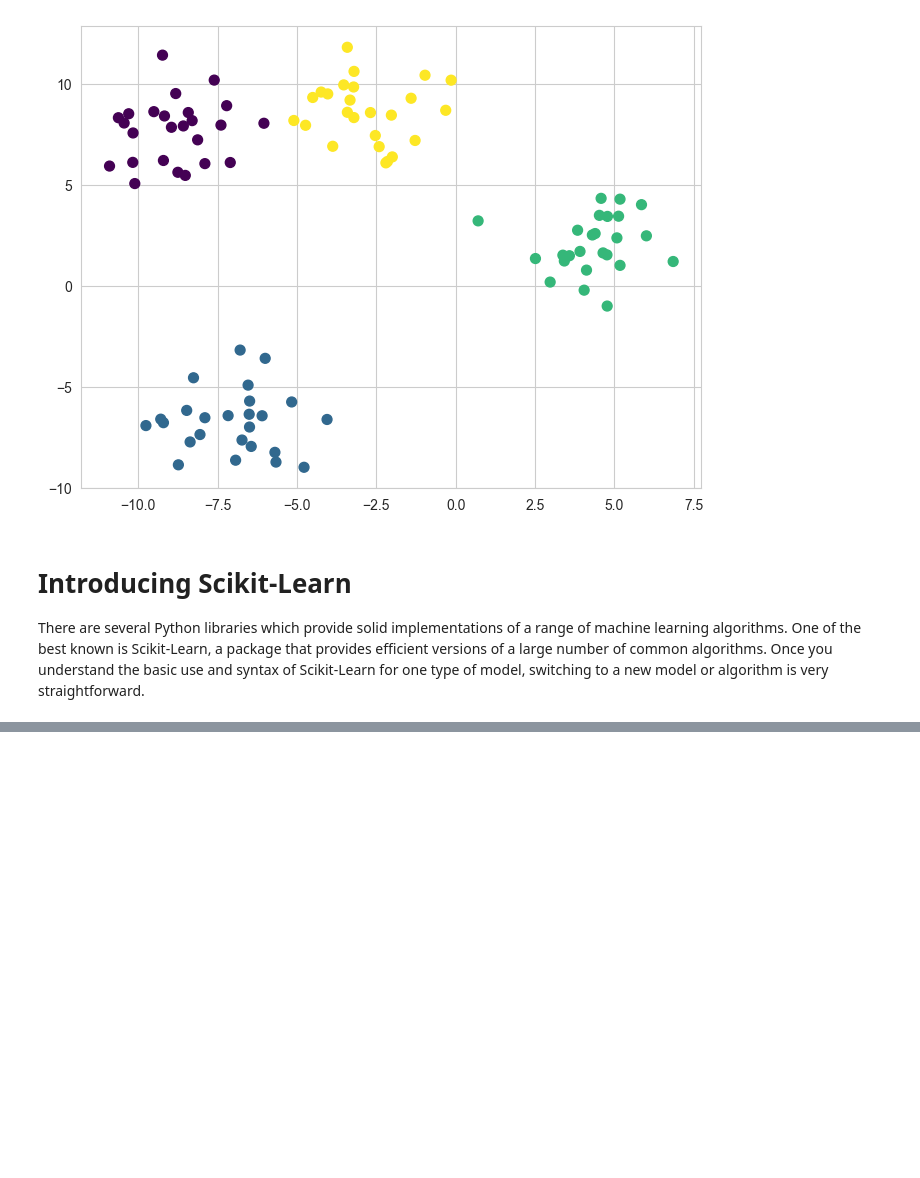
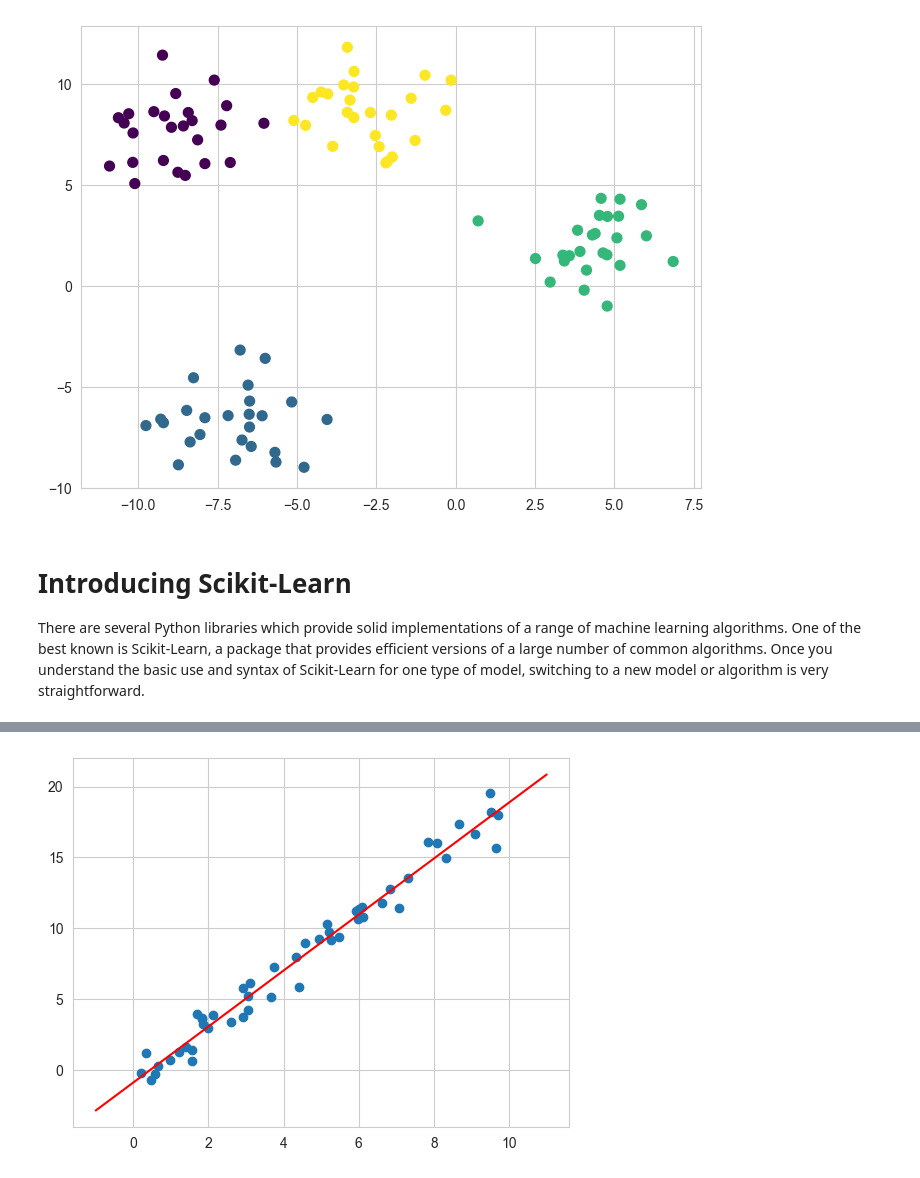
Before and after one commit to julihdez36/Machine_learning, a Jupyter notebook: Decision Trees and Random Forests/introduction.ipynb, the cells around one changed output, grey strips where cells are left out. Drawn from its saved outputs; the diff is of its cells as text; code cells hidden in the pictures; blank space fills up the shorter version.

```diff
--- a/Decision Trees and Random Forests/introduction.ipynb
+++ b/Decision Trees and Random Forests/introduction.ipynb
@@ -111,0 +185,14 @@ There are several Python libraries which provide solid implementations of a rang
+# %%
+# 5. Predict labels for unknown data
+
+# Now, we want to evaluate it with new data.
+# We use the predict() method
+
+xfit = np.linspace(-1,11).reshape(50,1)
+yfit = model.predict(xfit)
+# %%
+plt.scatter(x,y)
+plt.plot(xfit,yfit, color = 'red')
+plt.show()
+# %% [output]
+[figure, added]
```
Also changed, not shown: parts of 9 cells of this notebook.
